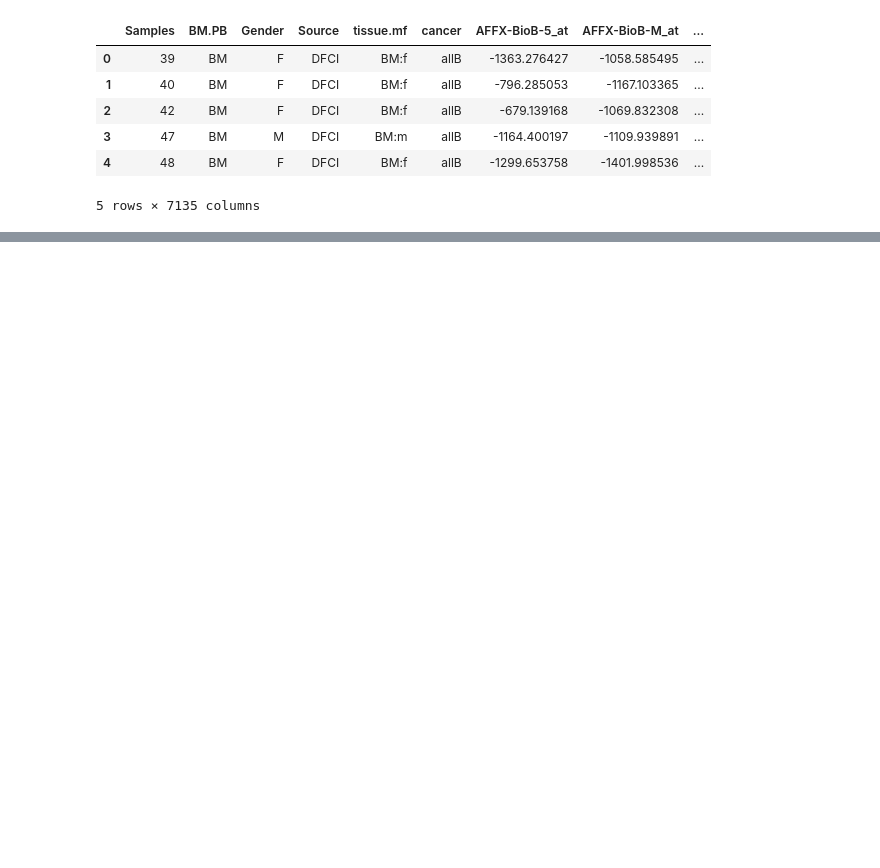
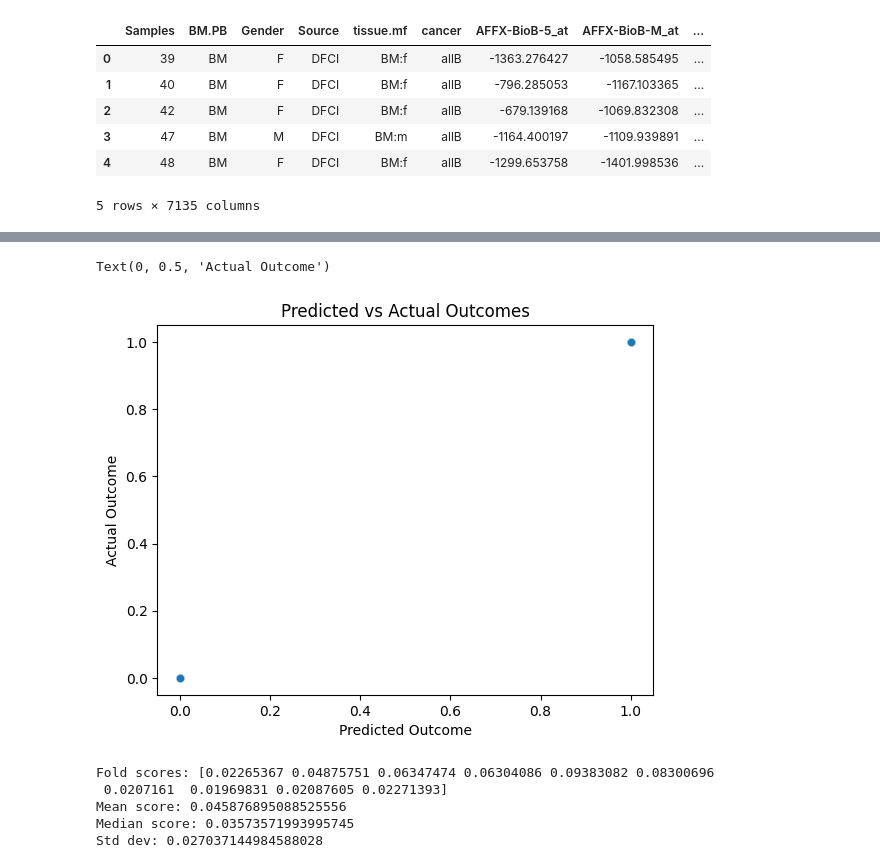
Before and after one commit to arya-rajesh-99/undergrad_ml_assignments, a Jupyter notebook: genomics_lab.ipynb, the cells around one changed output, grey strips where cells are left out. Saved outputs shown, nothing was run; the diff lists cells and outputs as text; code cells hidden in the pictures; blank space fills up the shorter version.

```diff
--- a/genomics_lab.ipynb
+++ b/genomics_lab.ipynb
@@ -101,2 +121,36 @@ sns.scatterplot(x=y, y=y_hat)
+# %%
+sns.scatterplot(x=y_hat, y=y, alpha = 0.3)
+plt.title("Predicted vs Actual Outcomes")
+plt.xlabel("Predicted Outcome")
+plt.ylabel("Actual Outcome")
+# %% [output]
+Text(0, 0.5, 'Actual Outcome')
+[figure, added]
+# %%
+from sklearn.model_selection import KFold, cross_val_score
+from sklearn.metrics import mean_squared_error
+from sklearn.metrics import make_scorer
+
+
+kfold = KFold(n_splits=10, shuffle=True, random_state=100)
+
+mse_scorer = make_scorer(mean_squared_error, greater_is_better=True)
+
+scores = cross_val_score(
+    model,x,y,
+    cv=kfold,
+    scoring= 'neg_mean_squared_error'
+)
+msescore = -scores
+print("Fold scores:", msescore)
+print("Mean score:", np.mean(msescore))
+print("Median score:", np.median(msescore))
+print("Std dev:", np.std(msescore))
+# %% [output]
+Fold scores: [0.02265367 0.04875751 0.06347474 0.06304086 0.09383082 0.08300696
+ 0.0207161  0.01969831 0.02087605 0.02271393]
+Mean score: 0.045876895088525556
+Median score: 0.03573571993995745
+Std dev: 0.027037144984588028
 # %%
 import seaborn as sns
```
Also changed, not shown: parts of 9 cells of this notebook.
